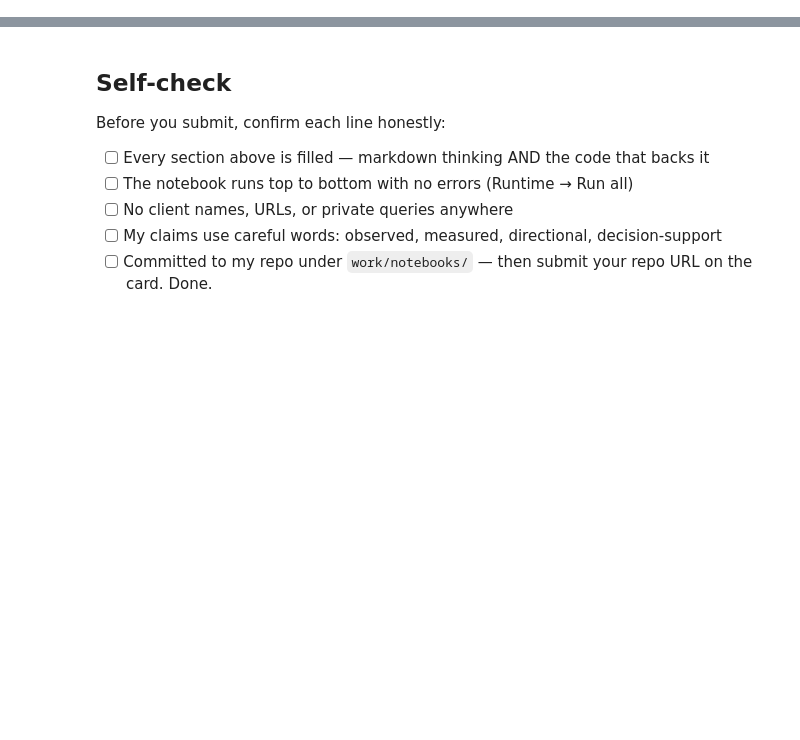
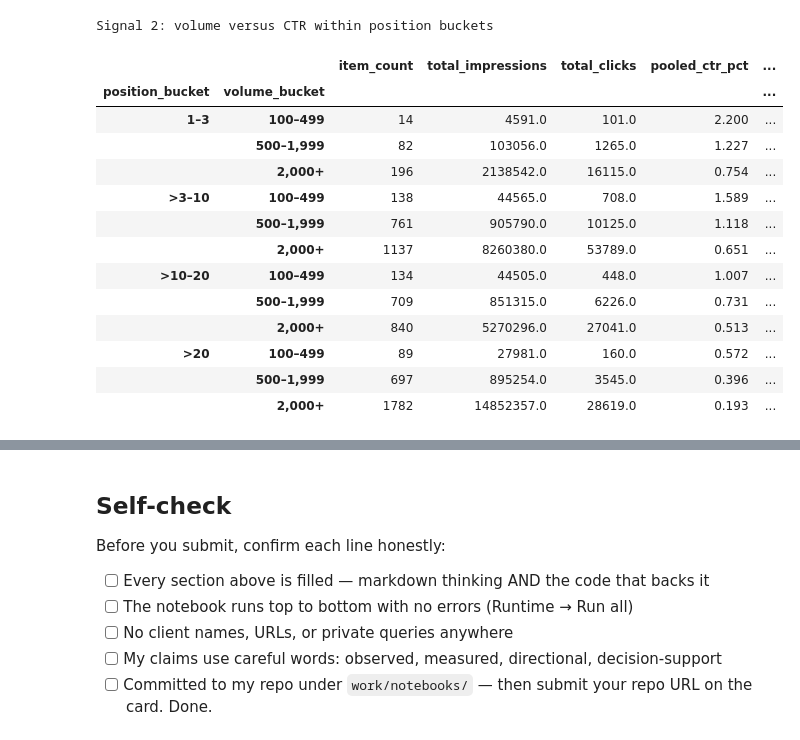
Before and after one commit to omsawarkar/omsawarkar, a Jupyter notebook: work/notebooks/w04_baseline_score.ipynb, the cells around one changed output, grey strips where cells are left out. Saved outputs shown, nothing was run; the diff lists cells and outputs as text; code cells hidden in the pictures; blank space fills up the shorter version.

```diff
--- a/work/notebooks/w04_baseline_score.ipynb
+++ b/work/notebooks/w04_baseline_score.ipynb
@@ -12,0 +150,50 @@ This skeleton is yours to fill. Work the sections **in order** — each one has
+# %%
+# Compare volume groups within the same position buckets.
+volume_sample = signal_sample.copy()
+
+volume_sample["volume_bucket"] = pd.cut(
+    volume_sample["impressions"],
+    bins=[99, 499, 1999, float("inf")],
+    labels=["100–499", "500–1,999", "2,000+"]
+)
+
+volume_table = (
+    volume_sample.groupby(
+        ["position_bucket", "volume_bucket"],
+        observed=True
+    )
+    .agg(
+        item_count=("impressions", "size"),
+        total_impressions=("impressions", "sum"),
+        total_clicks=("clicks", "sum"),
+        median_item_ctr=("ctr", "median")
+    )
+)
+
+volume_table["pooled_ctr_pct"] = (
+    100 * volume_table["total_clicks"]
+    / volume_table["total_impressions"]
+)
+
+volume_table["median_item_ctr_pct"] = (
+    100 * volume_table.pop("median_item_ctr")
+)
+
+print("Signal 2: volume versus CTR within position buckets")
+display(volume_table.round(3))
+# %% [output]
+Signal 2: volume versus CTR within position buckets
+|  |  | item_count | total_impressions | total_clicks | pooled_ctr_pct | ... |
+| position_bucket | volume_bucket |  |  |  |  | ... |
+| 1–3 | 100–499 | 14 | 4591.0 | 101.0 | 2.200 | ... |
+|  | 500–1,999 | 82 | 103056.0 | 1265.0 | 1.227 | ... |
+|  | 2,000+ | 196 | 2138542.0 | 16115.0 | 0.754 | ... |
+| >3–10 | 100–499 | 138 | 44565.0 | 708.0 | 1.589 | ... |
+|  | 500–1,999 | 761 | 905790.0 | 10125.0 | 1.118 | ... |
+|  | 2,000+ | 1137 | 8260380.0 | 53789.0 | 0.651 | ... |
+| >10–20 | 100–499 | 134 | 44505.0 | 448.0 | 1.007 | ... |
+|  | 500–1,999 | 709 | 851315.0 | 6226.0 | 0.731 | ... |
+|  | 2,000+ | 840 | 5270296.0 | 27041.0 | 0.513 | ... |
+| >20 | 100–499 | 89 | 27981.0 | 160.0 | 0.572 | ... |
+|  | 500–1,999 | 697 | 895254.0 | 3545.0 | 0.396 | ... |
+|  | 2,000+ | 1782 | 14852357.0 | 28619.0 | 0.193 | ... |
```
Also changed, not shown: parts of 16 cells of this notebook.
